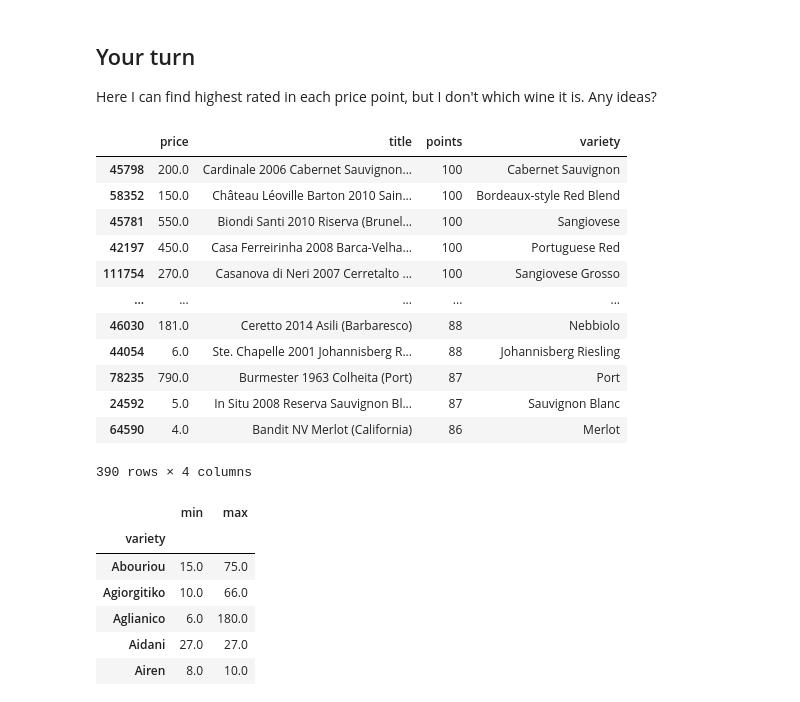
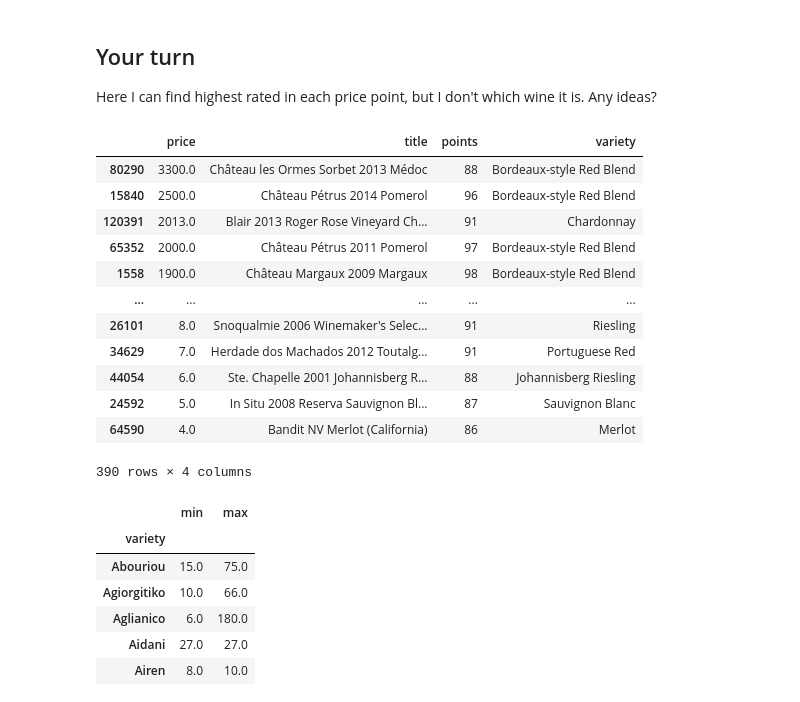
Before and after one commit to Alex-Shane/Gateway-Data-Science, a Jupyter notebook: W1-L3 (1).ipynb, the cells around one changed output. Saved outputs shown, nothing was run; the diff lists cells and outputs as text; code cells hidden in the pictures.

```diff
--- a/W1-L3 (1).ipynb
+++ b/W1-L3 (1).ipynb
@@ -177,19 +312,19 @@ Here I can find highest rated in each price point, but I don't which wine it is.
 # %%
 index = reviews.groupby(['price'])['points'].idxmax()
 best_rating_per_price = reviews.loc[index, ['price', 'title', 'points', 'variety']]
-best_rating_per_price = best_rating_per_price.sort_values(by='points', ascending=False)
+best_rating_per_price = best_rating_per_price.sort_values(by='price', ascending=False)
 best_rating_per_price
 # %% [output]
 |  | price | title | points | variety |
-| 45798 | 200.0 | Cardinale 2006 Cabernet Sauvignon... | 100 | Cabernet Sauvignon |
-| 58352 | 150.0 | Château Léoville Barton 2010 Sain... | 100 | Bordeaux-style Red Blend |
-| 45781 | 550.0 | Biondi Santi 2010 Riserva (Brunel... | 100 | Sangiovese |
-| 42197 | 450.0 | Casa Ferreirinha 2008 Barca-Velha... | 100 | Portuguese Red |
-| 111754 | 270.0 | Casanova di Neri 2007 Cerretalto ... | 100 | Sangiovese Grosso |
+| 80290 | 3300.0 | Château les Ormes Sorbet 2013 Médoc | 88 | Bordeaux-style Red Blend |
+| 15840 | 2500.0 | Château Pétrus 2014 Pomerol | 96 | Bordeaux-style Red Blend |
+| 120391 | 2013.0 | Blair 2013 Roger Rose Vineyard Ch... | 91 | Chardonnay |
+| 65352 | 2000.0 | Château Pétrus 2011 Pomerol | 97 | Bordeaux-style Red Blend |
+| 1558 | 1900.0 | Château Margaux 2009 Margaux | 98 | Bordeaux-style Red Blend |
 | ... | ... | ... | ... | ... |
-| 46030 | 181.0 | Ceretto 2014 Asili (Barbaresco) | 88 | Nebbiolo |
+| 26101 | 8.0 | Snoqualmie 2006 Winemaker's Selec... | 91 | Riesling |
+| 34629 | 7.0 | Herdade dos Machados 2012 Toutalg... | 91 | Portuguese Red |
 | 44054 | 6.0 | Ste. Chapelle 2001 Johannisberg R... | 88 | Johannisberg Riesling |
-| 78235 | 790.0 | Burmester 1963 Colheita (Port) | 87 | Port |
 | 24592 | 5.0 | In Situ 2008 Reserva Sauvignon Bl... | 87 | Sauvignon Blanc |
 | 64590 | 4.0 | Bandit NV Merlot (California) | 86 | Merlot |
 390 rows × 4 columns
```
Also changed, not shown: parts of 9 cells of this notebook, 4 other files.
